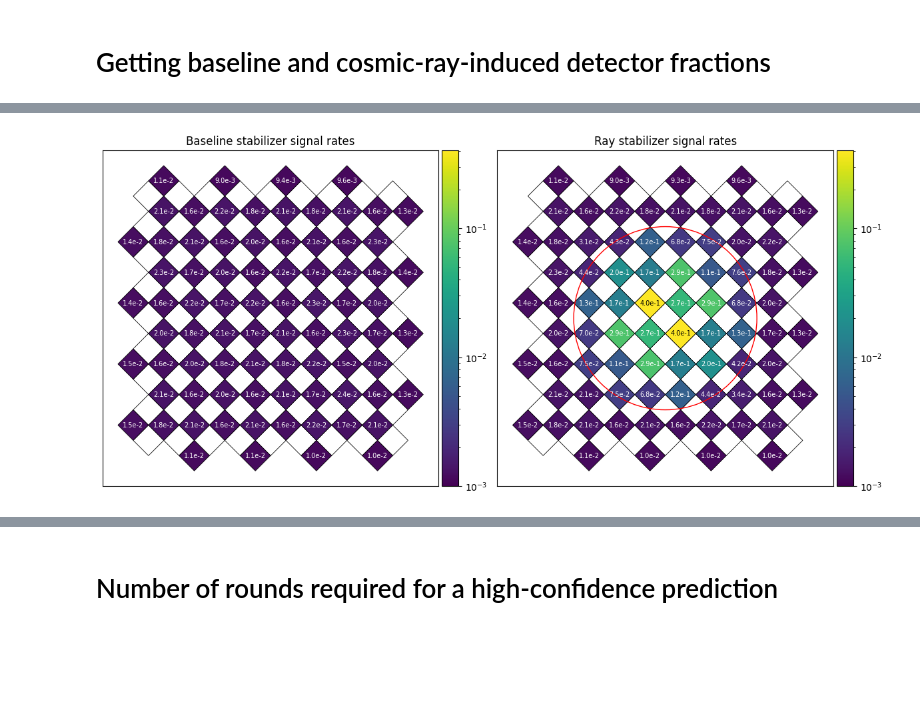
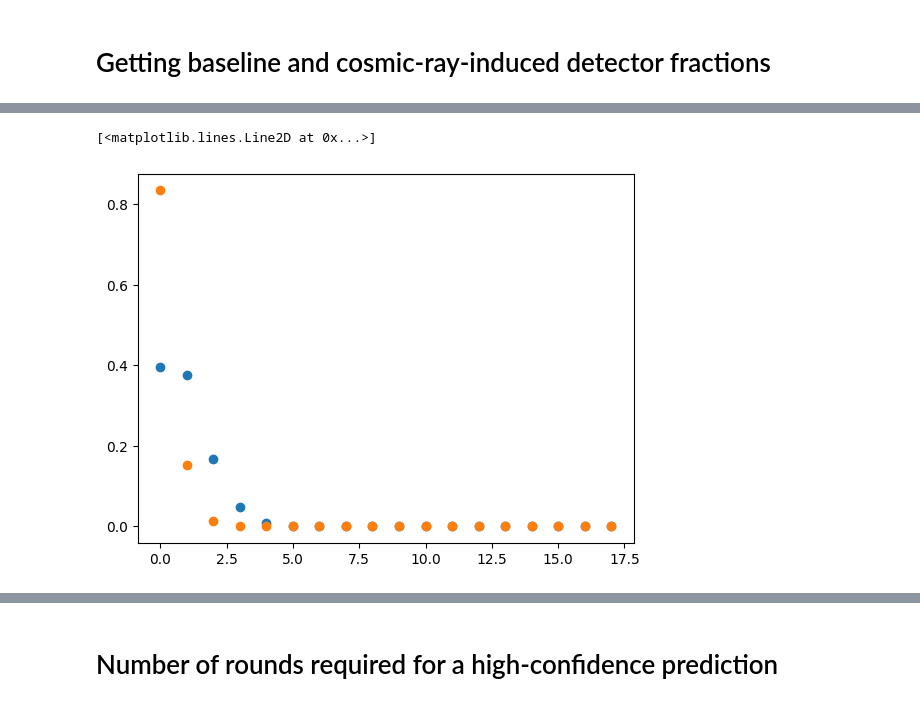
Before and after one commit to jasonchadwick/ray-delay, a Jupyter notebook: experiments/02_detecting_rays.ipynb, the cells around one changed output, grey strips where cells are left out. Cells and saved outputs as stored; diff of their text form; code cells hidden in the pictures; blank space fills up the shorter version.

```diff
--- a/experiments/02_detecting_rays.ipynb
+++ b/experiments/02_detecting_rays.ipynb
@@ -69,37 +84,0 @@ plt.savefig('ray_model.png', dpi=300)
-# %%
-# todo: make function in patch that draws the patch with arbitrary values
-# plotted at each qubit / connection (then we can plot the fractions by
-# specifying values for only the ancilla qubits)
-
-vmin = 1e-3
-vmax = np.max(ray_fractions)
-norm = mpl.colors.LogNorm
-cmap = 'viridis'
-fig,ax = plt.subplots(1, 2, figsize=(12,6))
-
-plot_vals = np.full(len(patch.patch.all_qubits), np.nan)
-for i,qubit in enumerate(syndrome_qubits):
-    plot_vals[qubit.idx] = baseline_fractions[i]
-patch.patch.plot_qubit_vals(qubit_vals=plot_vals, ax=ax[0], font_size=7, vmin=vmin, vmax=vmax, norm=norm, plot_text='val', cmap_name=cmap)
-ax[0].set_title('Baseline stabilizer signal rates')
-# ax[0].set_title('Baseline error rate: {:.2e}'.format(baseline_err_rate))
-
-plot_vals = np.full(len(patch.patch.all_qubits), np.nan)
-for i,qubit in enumerate(syndrome_qubits):
-    plot_vals[qubit.idx] = ray_fractions[i]
-patch.patch.plot_qubit_vals(qubit_vals=plot_vals, ax=ax[1], font_size=7, vmin=vmin, vmax=vmax, norm=norm, plot_text='val', cmap_name=cmap)
-ax[1].add_patch(plt.Circle((patch.patch.qubit_name_dict[ray_qubit].coords[1], patch.patch.qubit_name_dict[ray_qubit].coords[0]), ray_radius, color='r', fill=False))
-ax[1].set_title('Ray stabilizer signal rates')
-# for affected_qubit in patch.noise_model.active_cosmic_rays[0].affected_qubits:
-    # ax[1].plot([patch.patch.qubit_name_dict[affected_qubit].coords[1]], [patch.patch.qubit_name_dict[affected_qubit].coords[0]], 'x', color='r')
-# ax[1].set_title('Ray error rate: {:.2e}'.format(ray_err_rate))
-
-# fig.subplots_adjust(right=0.8)
-# cbar_ax = fig.add_axes([0.85, 0.15, 0.02, 0.7])
-# cbar = fig.colorbar(mpl.cm.ScalarMappable(norm=norm(vmin=vmin, vmax=vmax),
-# cmap=cmap), cax=cbar_ax)
-
-plt.tight_layout()
-plt.savefig('square_patch_ray.png', dpi=300)
-# %% [output]
-[figure, removed]
@@ -105,0 +94,8 @@ plt.savefig('square_patch_ray.png', dpi=300)
+# %%
+n = 18
+counts = np.arange(n)
+plt.plot(scipy.stats.binom.pmf(counts, n, 0.05), 'o')
+plt.plot(scipy.stats.binom.pmf(counts, n, 0.01), 'o')
+# %% [output]
+[<matplotlib.lines.Line2D at 0x...>]
+[figure, added]
```
Also changed, not shown: parts of 19 cells of this notebook, 52 other files.
